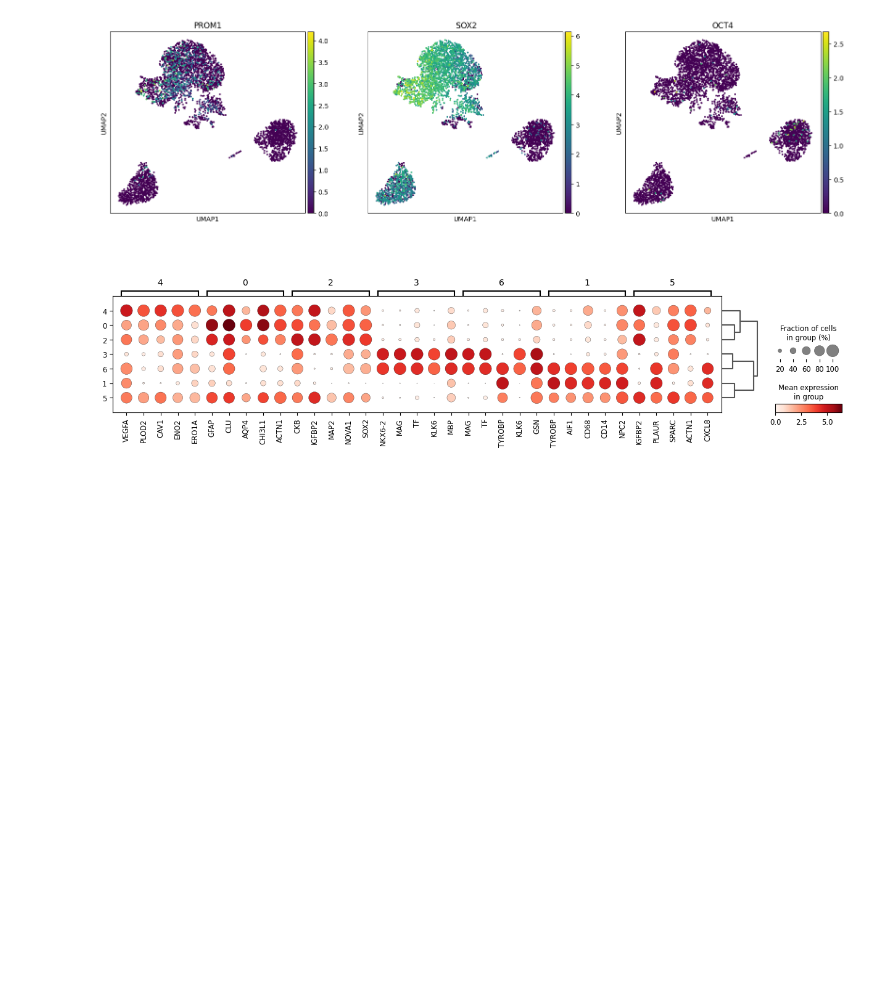
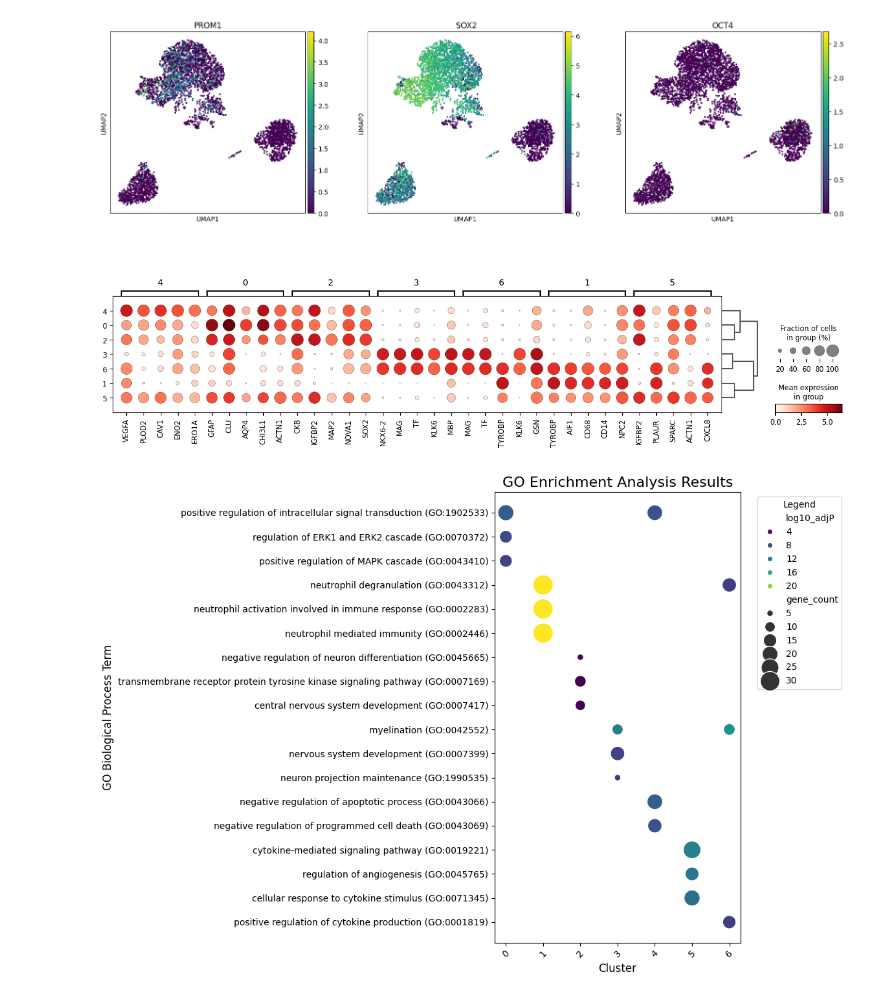
Before and after one commit to jamagiwa/Kaggle, a Jupyter notebook: GBM_scRNAseq.ipynb, the cells around one changed output. Saved outputs shown, nothing was run; the diff lists cells and outputs as text; code cells hidden in the pictures; blank space fills up the shorter version.

```diff
--- a/GBM_scRNAseq.ipynb
+++ b/GBM_scRNAseq.ipynb
@@ -439,3 +440,95 @@ plt.show()
 sc.pl.rank_genes_groups_dotplot(adata_fil, n_genes=5)
 # %% [output]
 [figure]
+# %%
+##GO解析結果をまとめるコード
+#コピペ
+
+# --- 設定項目 ---
+# 存在するクラスターのリスト (ご自身のデータに合わせて変更してください)
+# 例えばクラスターが0から6まである場合
+CLUSTER_IDS = [str(i) for i in range(7)]
+
+# 各クラスターから上位何位までのTermを抽出するか
+N_TOP_TERMS = 3
+
+# --- 1. GO解析結果の集約と可視化 ---
+
+# 全クラスターの結果を格納するための空のDataFrame
+all_go_results = []
+
+for cluster_id in CLUSTER_IDS:
+    filepath = f"go_enrichment_{cluster_id}/{cluster_id}_go_results.csv"
+    if os.path.exists(filepath):
+        # CSVファイルを読み込み
+        df = pd.read_csv(filepath)
+        # 上位N件を抽出
+        top_terms = df.head(N_TOP_TERMS).copy()
+        # どのクラスターの結果か分かるように列を追加
+        top_terms['cluster'] = cluster_id
+        all_go_results.append(top_terms)
+
+# リスト内のDataFrameを一つに結合
+if all_go_results:
+    combined_go_df = pd.concat(all_go_results, ignore_index=True)
+
+    # --- プロット用のデータ前処理 ---
+    # 1. P値の対数変換 (-log10) を計算（値が大きいほど有意になる）
+    combined_go_df['log10_adjP'] = -np.log10(combined_go_df['Adjusted P-value'])
+    # 2. Overlap列から遺伝子数を抽出 (例: "21/546" -> 21)
+    combined_go_df['gene_count'] = combined_go_df['Overlap'].apply(lambda x: int(x.split('/')[0]))
+
+    # --- GO解析のドットプロットを描画 ---
+    plt.figure(figsize=(12, 8)) # 図のサイズを調整
+    sns.scatterplot(
+        data=combined_go_df,
+        x='cluster',
+        y='Term',
+        size='gene_count',      # ドットのサイズを遺伝子数に
+        hue='log10_adjP',       # ドットの色をP値の対数に
+        palette='viridis',      # カラーパレット
+        sizes=(50, 500)         # ドットサイズの最小・最大値
+    )
+    plt.title('GO Enrichment Analysis Results', fontsize=16)
+    plt.xlabel('Cluster', fontsize=12)
+    plt.ylabel('GO Biological Process Term', fontsize=12)
+    plt.xticks(rotation=45)
+    plt.legend(bbox_to_anchor=(1.05, 1), loc='upper left', title='Legend')
+    plt.tight_layout() # レイアウトを自動調整
+    plt.show()
+
+# --- 2. KEGGパスウェイ解析結果の集約と可視化 (GOとほぼ同じ流れ) ---
+
+all_kegg_results = []
+for cluster_id in CLUSTER_IDS:
+    filepath = f"kegg_enrichment_{cluster_id}/{cluster_id}_kegg_results.csv"
+    if os.path.exists(filepath):
+        df = pd.read_csv(filepath)
+        top_terms = df.head(N_TOP_TERMS).copy()
+        top_terms['cluster'] = cluster_id
+        all_kegg_results.append(top_terms)
+
+if all_kegg_results:
+    combined_kegg_df = pd.concat(all_kegg_results, ignore_index=True)
+    combined_kegg_df['log10_adjP'] = -np.log10(combined_kegg_df['Adjusted P-value'])
+    combined_kegg_df['gene_count'] = combined_kegg_df['Overlap'].apply(lambda x: int(x.split('/')[0]))
+
+    plt.figure(figsize=(12, 8))
+    sns.scatterplot(
+        data=combined_kegg_df,
+        x='cluster',
+        y='Term',
+        size='gene_count',
+        hue='log10_adjP',
+        palette='plasma',
+        sizes=(50, 500)
+    )
+    plt.title('KEGG Pathway Analysis Results', fontsize=16)
+    plt.xlabel('Cluster', fontsize=12)
+    plt.ylabel('KEGG Pathway Term', fontsize=12)
+    plt.xticks(rotation=45)
+    plt.legend(bbox_to_anchor=(1.05, 1), loc='upper left', title='Legend')
+    plt.tight_layout()
+    plt.show()
+# %% [output]
+[figure, added]
```
Also changed, not shown: parts of 4 cells of this notebook.
